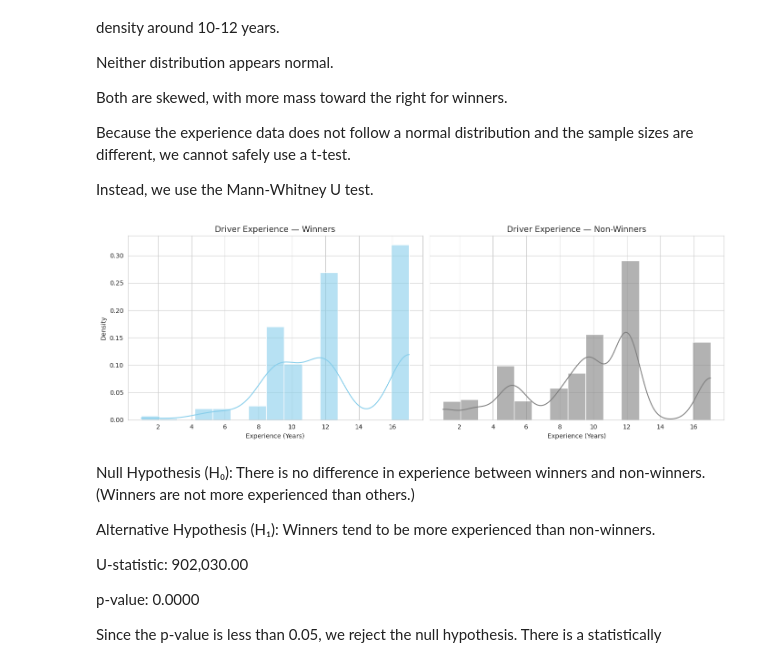
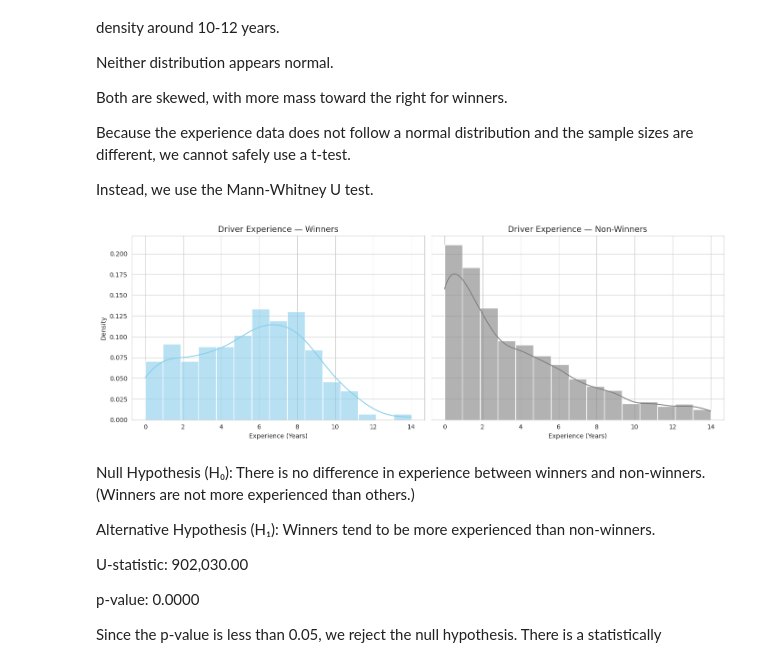
Before and after one commit to mehlika-dogan/DSA---210-Term-Project, a Jupyter notebook: F1_Data_Cleaning_2010_2024_WinnerOnly_300Rows.ipynb, the cells around one changed output. Cells and saved outputs as stored; diff of their text form; code cells hidden in the pictures.

```diff
--- a/F1_Data_Cleaning_2010_2024_WinnerOnly_300Rows.ipynb
+++ b/F1_Data_Cleaning_2010_2024_WinnerOnly_300Rows.ipynb
@@ -740,31 +742,45 @@ Instead, we use the Mann-Whitney U test.
 # %%
 import seaborn as sns
 import matplotlib.pyplot as plt
 
 # Extract experience for winners and non-winners
-exp_win = results[results['positionOrder'] == 1]['experience'].dropna()
-exp_non = results[results['positionOrder'] > 1]['experience'].dropna()
+# Step 1: Add year of race to results
+races_subset = races[['raceId', 'year']]
+results_with_year = results.merge(races_subset, on='raceId', how='left')
+
+# Step 2: Get debut year for each driver
+debut_years = results_with_year.groupby('driverId')['year'].min().reset_index()
+debut_years.rename(columns={'year': 'debut_year'}, inplace=True)
+
+# Step 3: Merge to results_with_year
+results_with_year = results_with_year.merge(debut_years, on='driverId', how='left')
+results_with_year['experience'] = results_with_year['year'] - results_with_year['debut_year']
+
+# Step 4: Use this enriched DataFrame for plotting
+exp_win = results_with_year[results_with_year['positionOrder'] == 1]['experience'].dropna()
+exp_non = results_with_year[results_with_year['positionOrder'] > 1]['experience'].dropna()
+
 
 # Set style
 sns.set_style("whitegrid")
 fig, axs = plt.subplots(1, 2, figsize=(14, 5), sharey=True)
 
 # Plot: Winners
 sns.histplot(exp_win, kde=True, color='skyblue', bins=15, alpha=0.6, ax=axs[0], stat='density')
 axs[0].set_title('Driver Experience — Winners', fontsize=13)
 axs[0].set_xlabel('Experience (Years)')
 axs[0].set_ylabel('Density')
 
 # Plot: Non-Winners
 sns.histplot(exp_non, kde=True, color='gray', bins=15, alpha=0.6, ax=axs[1], stat='density')
 axs[1].set_title('Driver Experience — Non-Winners', fontsize=13)
 axs[1].set_xlabel('Experience (Years)')
 axs[1].set_ylabel('')
 
 plt.tight_layout()
 plt.show()
 # %% [output]
-[figure, old version]
+[figure, new version]
 # %% [markdown]
 Null Hypothesis (H₀): There is no difference in experience between winners and non-winners.
 (Winners are not more experienced than others.)
```
Also changed, not shown: parts of 17 cells of this notebook.
